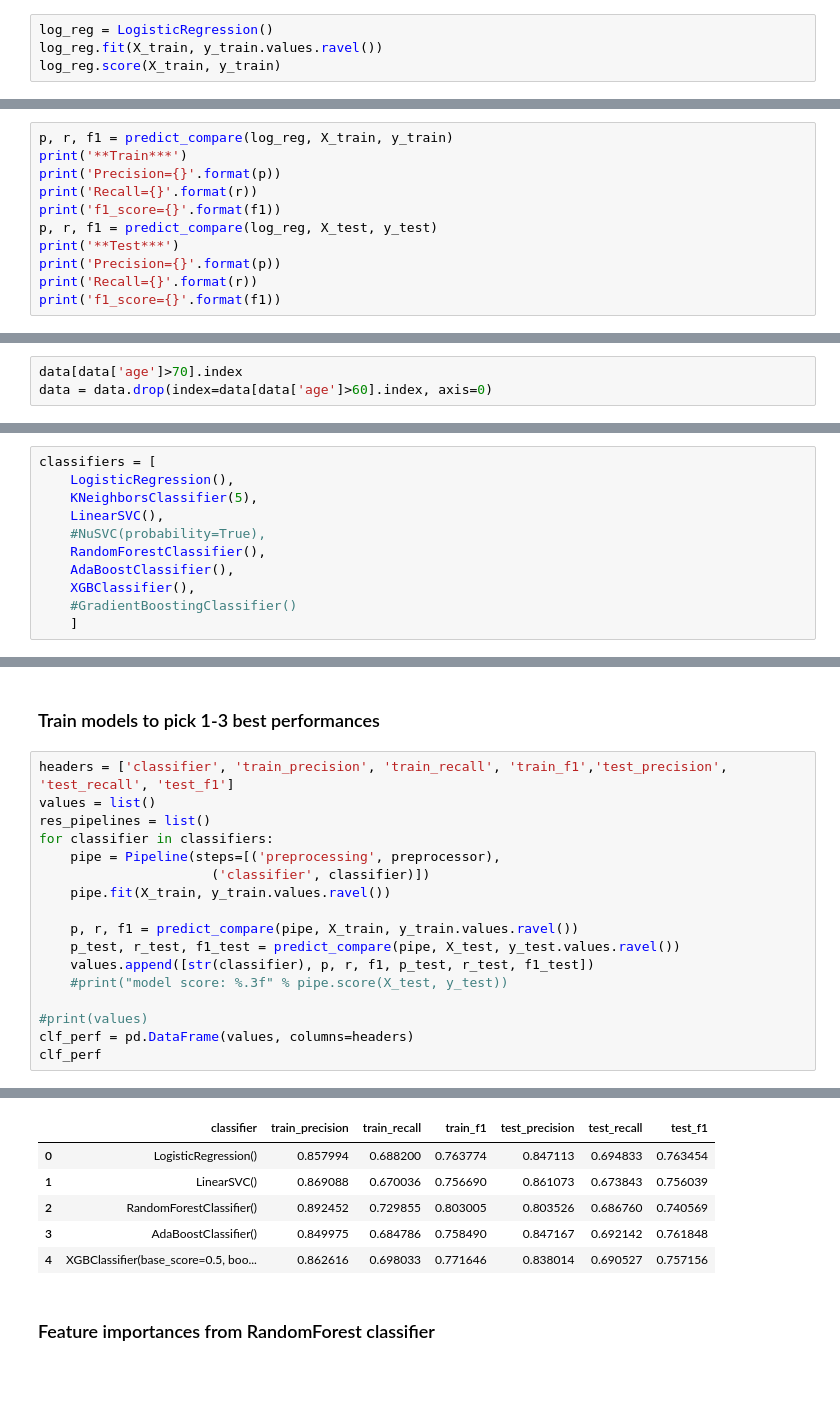
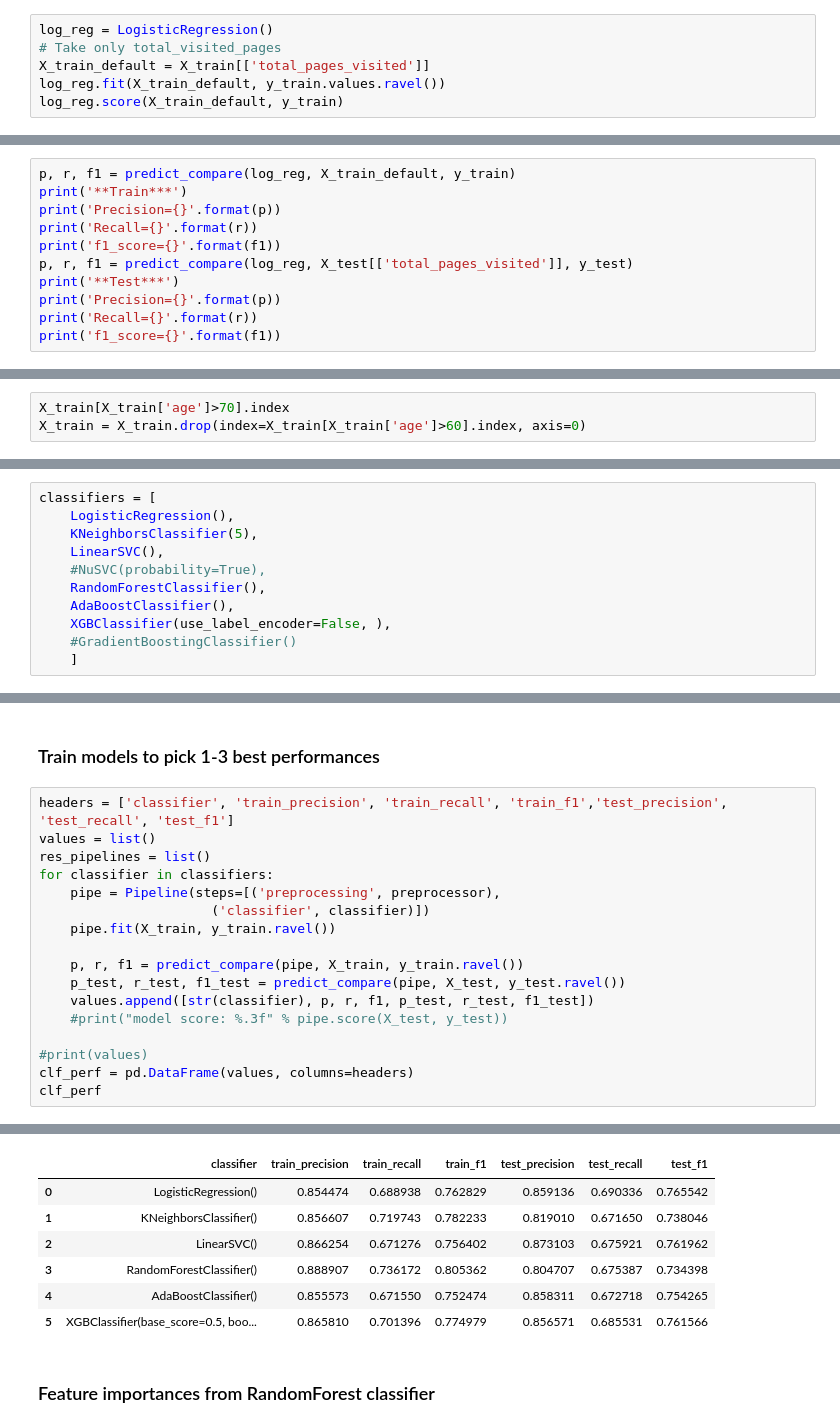
Before and after one commit to pattypooh/pez-jedha, a Jupyter notebook: projects/05-conversion-rate/notebooks/01-eda.ipynb, the cells around one changed output, grey strips where cells are left out. Saved outputs shown, nothing was run; the diff lists cells and outputs as text; blank space fills up the shorter version.

```diff
--- a/projects/05-conversion-rate/notebooks/01-eda.ipynb
+++ b/projects/05-conversion-rate/notebooks/01-eda.ipynb
@@ -183,5 +259,7 @@ dtype: float64
 # %%
 log_reg = LogisticRegression()
-log_reg.fit(X_train, y_train.values.ravel())
-log_reg.score(X_train, y_train)
+# Take only total_visited_pages
+X_train_default = X_train[['total_pages_visited']]
+log_reg.fit(X_train_default, y_train.values.ravel())
+log_reg.score(X_train_default, y_train)
 # %% [output]
@@ -222,12 +299,12 @@ def predict_compare(model, X, y_true):
     f1 = f1_score(y_true, y_pred)
     return precision, recall, f1
 # %%
-p, r, f1 = predict_compare(log_reg, X_train, y_train)
+p, r, f1 = predict_compare(log_reg, X_train_default, y_train)
 print('**Train***')
 print('Precision={}'.format(p))
 print('Recall={}'.format(r))
 print('f1_score={}'.format(f1))
-p, r, f1 = predict_compare(log_reg, X_test, y_test)
+p, r, f1 = predict_compare(log_reg, X_test[['total_pages_visited']], y_test)
 print('**Test***')
 print('Precision={}'.format(p))
 print('Recall={}'.format(r))
@@ -271,4 +440,4 @@ sns.displot(data.sample(20000), x="age")
 # %%
-data[data['age']>70].index
-data = data.drop(index=data[data['age']>60].index, axis=0)
+X_train[X_train['age']>70].index
+X_train = X_train.drop(index=X_train[X_train['age']>60].index, axis=0)
 # %%
@@ -361,6 +532,6 @@ classifiers = [
     #NuSVC(probability=True),
     RandomForestClassifier(),
     AdaBoostClassifier(),
-    XGBClassifier(),
+    XGBClassifier(use_label_encoder=False, ),
     #GradientBoostingClassifier()
     ]
@@ -373,10 +548,10 @@ res_pipelines = list()
 for classifier in classifiers:
     pipe = Pipeline(steps=[('preprocessing', preprocessor),
                       ('classifier', classifier)])
-    pipe.fit(X_train, y_train.values.ravel())
+    pipe.fit(X_train, y_train.ravel())
 
-    p, r, f1 = predict_compare(pipe, X_train, y_train.values.ravel())
-    p_test, r_test, f1_test = predict_compare(pipe, X_test, y_test.values.ravel())
+    p, r, f1 = predict_compare(pipe, X_train, y_train.ravel())
+    p_test, r_test, f1_test = predict_compare(pipe, X_test, y_test.ravel())
     values.append([str(classifier), p, r, f1, p_test, r_test, f1_test])
     #print("model score: %.3f" % pipe.score(X_test, y_test))
 
@@ -388,9 +563,10 @@ clf_perf
 |  | classifier | train_precision | train_recall | train_f1 | test_precision | test_recall | test_f1 |
-| 0 | LogisticRegression() | 0.857994 | 0.688200 | 0.763774 | 0.847113 | 0.694833 | 0.763454 |
-| 1 | LinearSVC() | 0.869088 | 0.670036 | 0.756690 | 0.861073 | 0.673843 | 0.756039 |
-| 2 | RandomForestClassifier() | 0.892452 | 0.729855 | 0.803005 | 0.803526 | 0.686760 | 0.740569 |
-| 3 | AdaBoostClassifier() | 0.849975 | 0.684786 | 0.758490 | 0.847167 | 0.692142 | 0.761848 |
-| 4 | XGBClassifier(base_score=0.5, boo... | 0.862616 | 0.698033 | 0.771646 | 0.838014 | 0.690527 | 0.757156 |
+| 0 | LogisticRegression() | 0.854474 | 0.688938 | 0.762829 | 0.859136 | 0.690336 | 0.765542 |
+| 1 | KNeighborsClassifier() | 0.856607 | 0.719743 | 0.782233 | 0.819010 | 0.671650 | 0.738046 |
+| 2 | LinearSVC() | 0.866254 | 0.671276 | 0.756402 | 0.873103 | 0.675921 | 0.761962 |
+| 3 | RandomForestClassifier() | 0.888907 | 0.736172 | 0.805362 | 0.804707 | 0.675387 | 0.734398 |
+| 4 | AdaBoostClassifier() | 0.855573 | 0.671550 | 0.752474 | 0.858311 | 0.672718 | 0.754265 |
+| 5 | XGBClassifier(base_score=0.5, boo... | 0.865810 | 0.701396 | 0.774979 | 0.856571 | 0.685531 | 0.761566 |
 # %% [markdown]
 ### Feature importances from RandomForest classifier
 # %%
```
Also changed, not shown: parts of 89 cells of this notebook, 7 other files.
